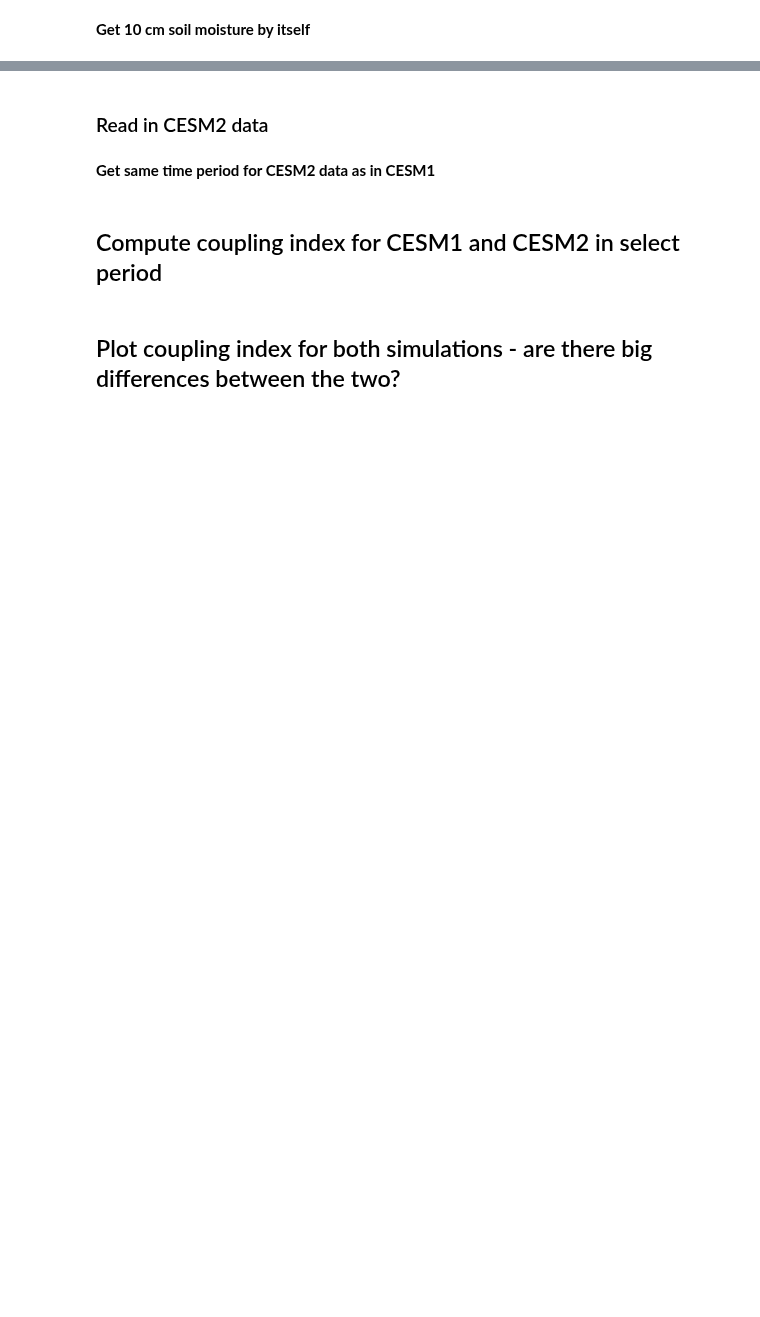
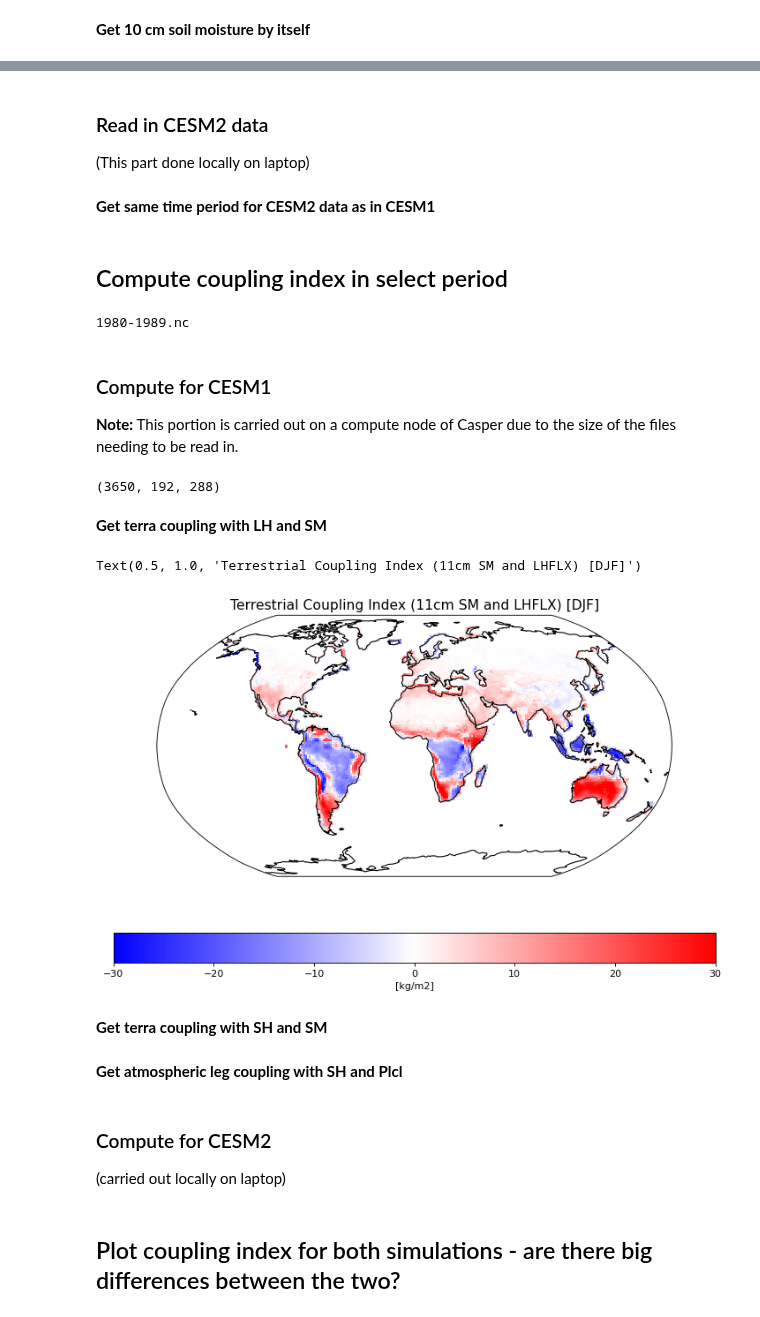
Before and after one commit to megandevlan/Coupling_CAM6CLM5, a Jupyter notebook: CouplingIndex_5yrTests.ipynb, the cells around one changed output, grey strips where cells are left out. Drawn from its saved outputs; the diff is of its cells as text; code cells hidden in the pictures; blank space fills up the shorter version.

```diff
--- a/CouplingIndex_5yrTests.ipynb
+++ b/CouplingIndex_5yrTests.ipynb
@@ -141,6 +173,66 @@ soil_11cm = (soilLiq_11cm + soilIce_11cm)
 # %% [markdown]
 ### Read in CESM2 data
+(This part done locally on laptop)
 # %% [markdown]
 **Get same time period for CESM2 data as in CESM1**
 # %% [markdown]
-## Compute coupling index for CESM1 and CESM2 in select period
+## Compute coupling index in select period
+# %%
+# Define period of interest
+strtYear = 1980
+endYear  = 1989
+
+# For writing out to a file, define string yr label
+strLabel = str(strtYear)+'-'+str(endYear)+'.nc'
+print(strLabel)
+# %% [output]
+1980-1989.nc
+# %% [markdown]
+### Compute for CESM1
+<b>Note:</b> This portion is carried out on a compute node of Casper due to the size of the files needing to be read in.
+# %%
+# Get indices of this time period
+iInclude = np.where((dates_cesm1.year>=strtYear) & (dates_cesm1.year<=endYear))[0]
+
+# Limit data to this period
+soil_11cm_sel = soil_11cm[iInclude,:,:]
+Plcl_sel      = Plcl[iInclude,:,:]
+flux_full_sel = flux_full.isel(time=iInclude)
+
+print(np.shape(soil_11cm_sel))
+# %% [output]
+(3650, 192, 288)
+# %%
+# Make one big xr.Dataset containing all the information we need
+dFull = flux_full_sel
+dFull['soilM_10'] = (('time','lat','lon'), soil_11cm_sel)
+dFull['Plcl'] = (('time','lat','lon'), Plcl_sel)
+# %% [markdown]
+**Get terra coupling with LH and SM**
+# %%
+# Compute coupling index
+terra_coupling = cm.metrics.CouplingIndex()
+terra_coupling = terra_coupling.compute(dFull, xname='soilM_10',yname='LHFLX',averaging='season')
+
+# Save to netCDF file
+terra_LH_dir  = '/glade/work/mdfowler/scripts/Coupling_CAM6CLM5/processed_data/'
+terra_LH_file = terra_LH_dir+'CESM1_TerraLeg_coupling_lhf_vs_soilm_'+strLabel
+terra_coupling.to_netcdf(terra_LH_file)
+# %%
+fig=plt.figure(figsize=(11, 7), dpi= 80, facecolor='w', edgecolor='k')
+ax = fig.add_subplot(111, projection=ccrs.Robinson())
+ax.set_global()
+
+# Add cyclic point (where lon goes from 360˚ to 0˚) -- othwerwise, blank line
+terraCoupl_DJF, lon_cyclic = cartopy.util.add_cyclic_point(np.squeeze(terra_coupling.soilM_10_LHFLX_CI[0,:,:]), lon)
+
+# Make plot
+contour_plot = ax.pcolormesh(lon_cyclic,lat,terraCoupl_DJF,vmin=-30,vmax=30,cmap='bwr',transform=ccrs.PlateCarree())
+ax.coastlines()
+cbar = plt.colorbar(contour_plot, label='[kg/m2]',orientation='horizontal')
+ax.set_title('Terrestrial Coupling Index (11cm SM and LHFLX) ['+np.asarray(terra_coupling.season)[0]+']', fontsize=14)
+# %% [output]
+Text(0.5, 1.0, 'Terrestrial Coupling Index (11cm SM and LHFLX) [DJF]')
+[figure, added]
+# %% [markdown]
+**Get terra coupling with SH and SM**
@@ -146,0 +248,2 @@ soil_11cm = (soilLiq_11cm + soilIce_11cm)
+# %% [markdown]
+**Get atmospheric leg coupling with SH and Plcl**
@@ -147,2 +259,5 @@ soil_11cm = (soilLiq_11cm + soilIce_11cm)
+# %% [markdown]
+### Compute for CESM2
+(carried out locally on laptop)
 # %% [markdown]
 ## Plot coupling index for both simulations - are there big differences between the two?
```
Also changed, not shown: parts of 14 cells of this notebook.
